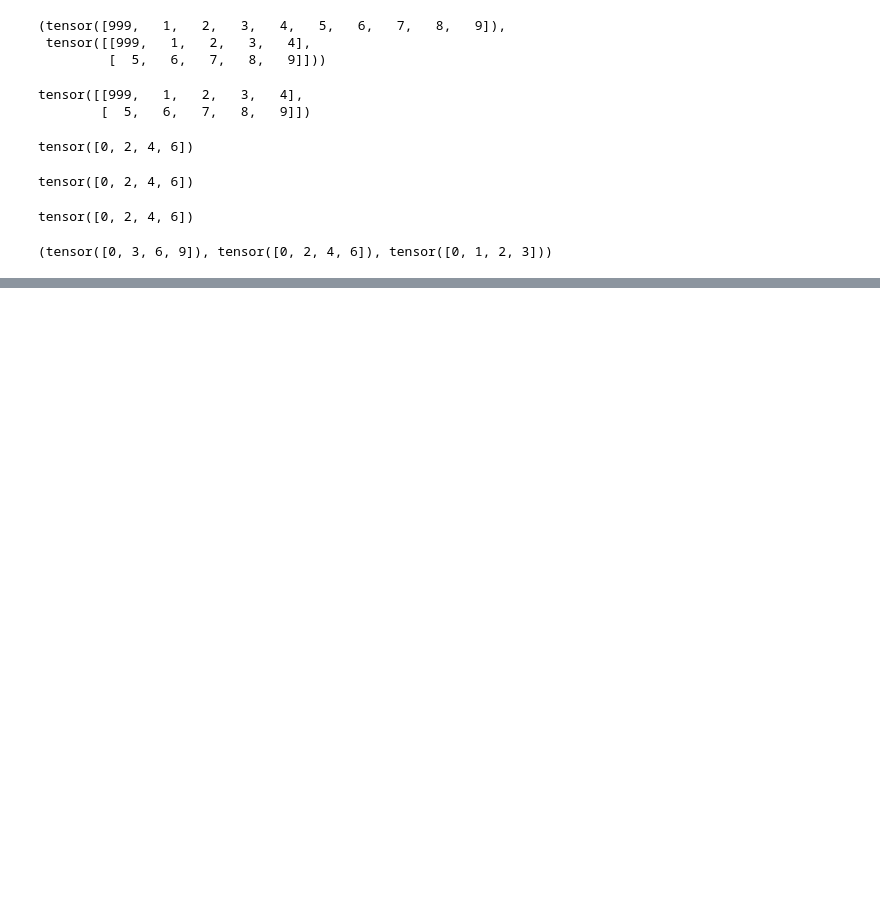
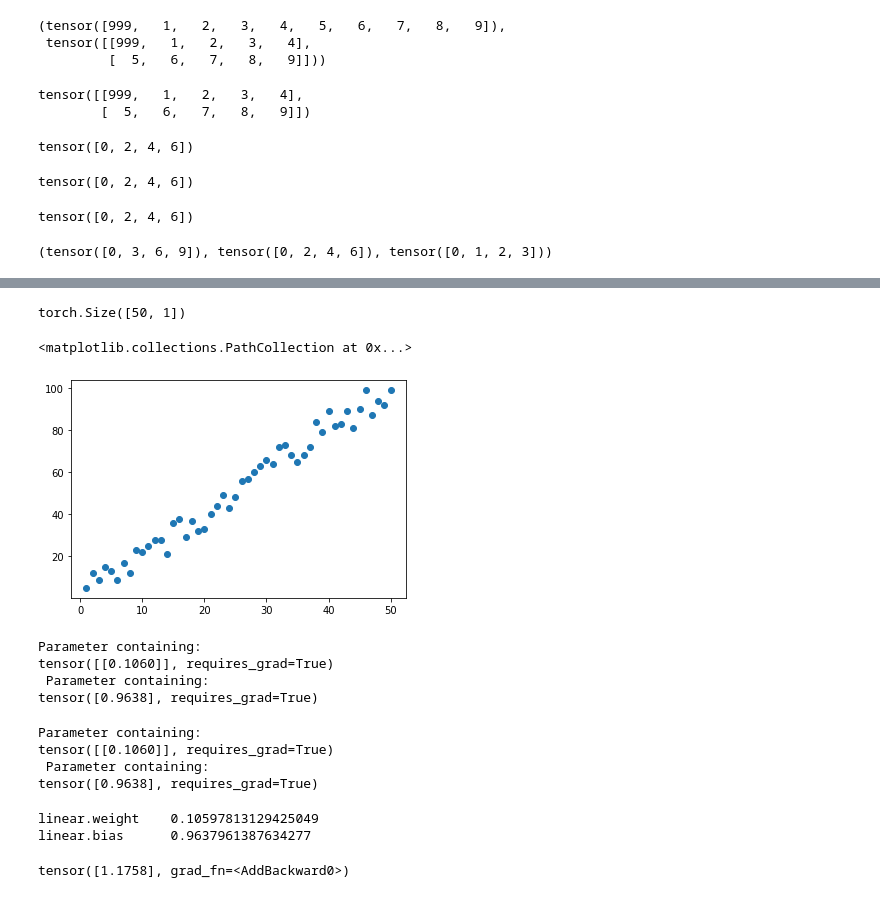
Before and after one commit to kvs-1998/PythonForDSandML, a Jupyter notebook: pytorch_ds.ipynb, the cells around one changed output, grey strips where cells are left out. Cells and saved outputs as stored; diff of their text form; code cells hidden in the pictures; blank space fills up the shorter version.

```diff
--- a/pytorch_ds.ipynb
+++ b/pytorch_ds.ipynb
@@ -197,0 +317,2 @@ a.add(b),a ,b
+# %%
+X = torch.linspace(1, 50, 50).reshape(-1,1) #-1 is for column of values
@@ -197,0 +344,2 @@ a.add(b),a ,b
+# %%
+e = torch.randint(-8, 9, (50,1), dtype=torch.float)
@@ -197,0 +366,21 @@ a.add(b),a ,b
+# %%
+y = 2*X+1+e #adding noise
+# %%
+y.shape
+# %% [output]
+torch.Size([50, 1])
+# %%
+#convert to numpy to plot
+plt.scatter(X.numpy(), y.numpy())
+# %% [output]
+<matplotlib.collections.PathCollection at 0x...>
+[figure, added]
+# %%
+torch.manual_seed(59)
+model = nn.Linear(in_features=1, out_features=1)
+print(model.weight,"\n",model.bias)
+# %% [output]
+Parameter containing:
+tensor([[0.1060]], requires_grad=True)
+ Parameter containing:
+tensor([0.9638], requires_grad=True)
@@ -197,0 +395,20 @@ a.add(b),a ,b
+# %%
+torch.manual_seed(59)
+model = Model(1,1)
+print(model.linear.weight,"\n", model.linear.bias)
+# %% [output]
+Parameter containing:
+tensor([[0.1060]], requires_grad=True)
+ Parameter containing:
+tensor([0.9638], requires_grad=True)
+# %%
+for name, param in model.named_parameters(): #named_parameter comes coz of nn.Module
+  print(name,'\t',param.item())
+# %% [output]
+linear.weight    0.10597813129425049
+linear.bias      0.9637961387634277
+# %%
+x = torch.tensor([2.0])
+print(model.forward(x)) #weight * x + bias = 0.106x+0.963
+# %% [output]
+tensor([1.1758], grad_fn=<AddBackward0>)
```
Also changed, not shown: parts of 45 cells of this notebook.
